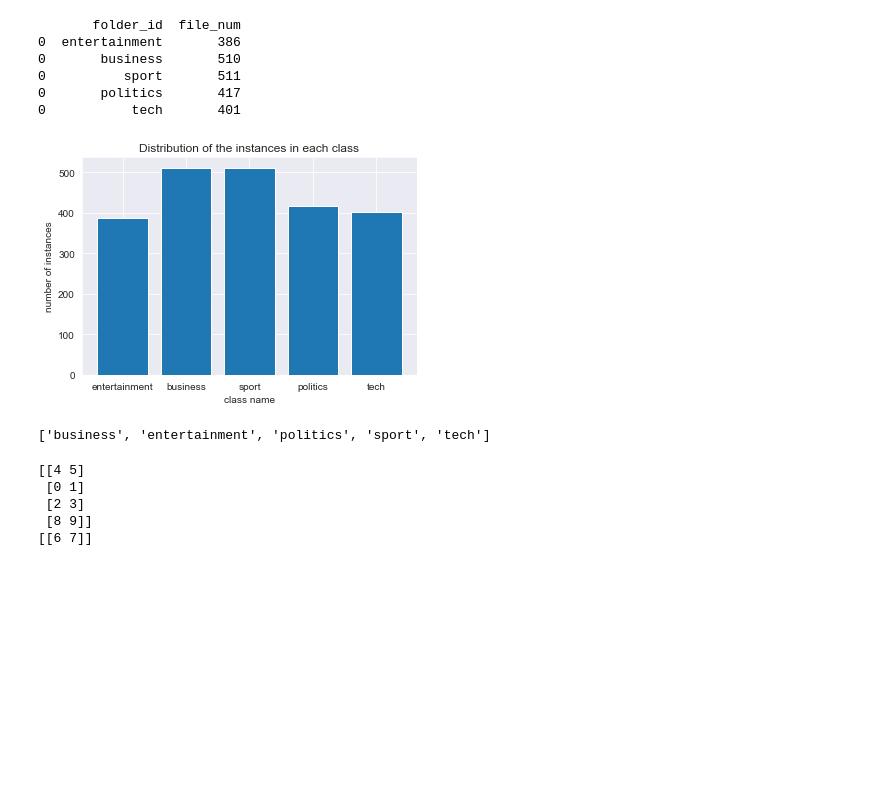
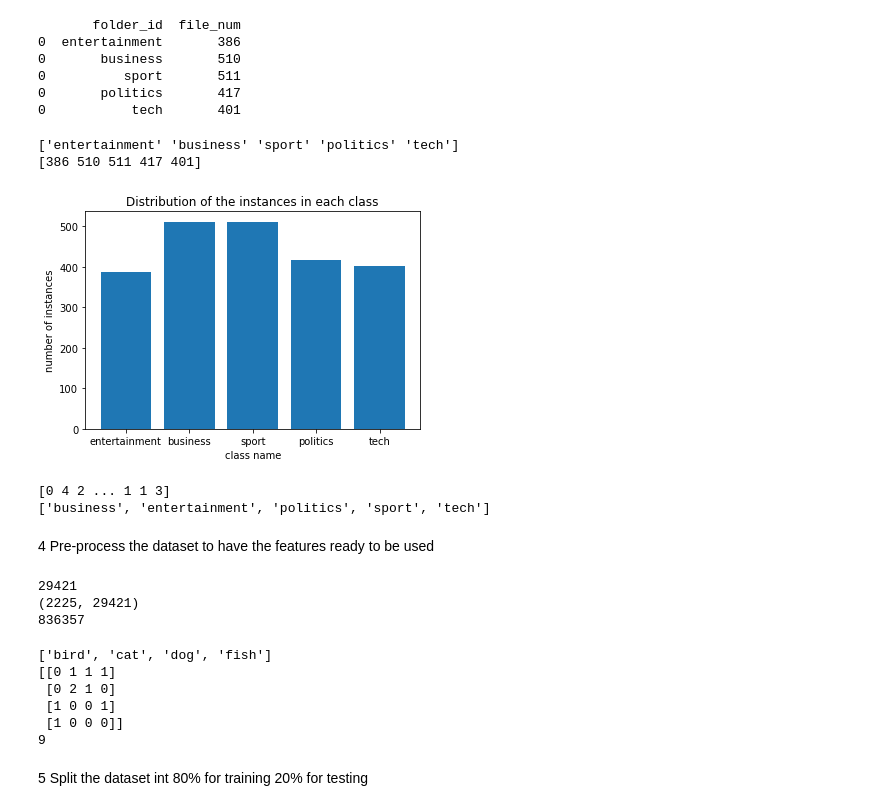
Before and after one commit to heheheliu/472projuct, a Jupyter notebook: task1.ipynb, the cells around one changed output. Cells and saved outputs as stored; diff of their text form; code cells hidden in the pictures; blank space fills up the shorter version.

```diff
--- a/task1.ipynb
+++ b/task1.ipynb
@@ -60,47 +65,74 @@ print(data_final)
 0       politics       417
 0           tech       401
 # %%
-x = np.array(data_x)
-y = np.array(data_y)
+x_np = np.array(data_x)
+print(x)
+y_np = np.array(data_y)
+print(y_np)
 plt.title("Distribution of the instances in each class")
 plt.xlabel("class name")
 plt.ylabel("number of instances")
-plt.bar(x,y)
-plt.savefig('Distribution.png')
+plt.bar(x_np,y_np)
+plt.savefig('BBC-Distribution.pdf')
 plt.show()
 # %% [output]
+['entertainment' 'business' 'sport' 'politics' 'tech']
+[386 510 511 417 401]
-[figure, old version]
+[figure, new version]
 # %%
-# use load_files to
+# use load_files to read the file structure and assign the category name to each file
 corpus_data = load_files("BBC",encoding="latin1")
 corpus_data_data = corpus_data.data
-# corpus_data_data
-corpus_data.target_names
+# print(corpus_data_data)
+corpus_category = corpus_data.target
+print(corpus_category)
+corpus_category_names = corpus_data.target_names
+print(corpus_category_names)
 # %% [output]
+[0 4 2 ... 1 1 3]
 ['business', 'entertainment', 'politics', 'sport', 'tech']
+# %% [markdown]
+4 Pre-process the dataset to have the features ready to be used
 # %%
 #create a Vectorizer Object
 vectorizer = CountVectorizer()
 #tokenize and build vocab
 vectorizer.fit(corpus_data_data)
 #summarize
-# print(vectorizer.vocabulary_)
-# Encode the dataset
+vocabulary_corpus = vectorizer.get_feature_names()
+# print(vocabulary_corpus)
+print(len(vectorizer.get_feature_names()))
+
+
+# Encode the dataset to document-term matrix
 vector = vectorizer.transform(corpus_data_data)
-# print(vector.shape)
-# print(vector.toarray())
+print(vector.shape)
+print(vector.toarray().sum())
+# %% [output]
+29421
+(2225, 29421)
+836357
+# %%
+texts=["dog cat fish","dog cat cat","fish bird", 'bird']
+cv = CountVectorizer()
+cv_fit=cv.fit_transform(texts)
+
+print(cv.get_feature_names())
+print(cv_fit.toarray())
+print(cv_fit.toarray().sum())
+# %% [output]
+['bird', 'cat', 'dog', 'fish']
+[[0 1 1 1]
+ [0 2 1 0]
+ [1 0 0 1]
+ [1 0 0 0]]
+9
+# %% [markdown]
+5 Split the dataset int 80% for training 20% for testing
 # %%
-X = np.array([[0, 1],
-       [2, 3],
-       [4, 5],
-       [6, 7],
-       [8, 9]])
-X_train, X_test =train_test_split(X, test_size=0.2, train_size=0.8, random_state=None)
-print(X_train)
-print(X_test)
+# split the dataset into 80% for training and 20% for testing
+X = corpus_data_data
+y = corpus_category
+X_train, X_test, y_train, y_test = train_test_split(X, y, test_size=0.2, train_size=0.8, random_state= None)
+# print(X_train)
+# print(y_train)
-# %% [output]
-[[4 5]
- [0 1]
- [2 3]
- [8 9]]
-[[6 7]]
```
Also changed, not shown: parts of 14 cells of this notebook.
